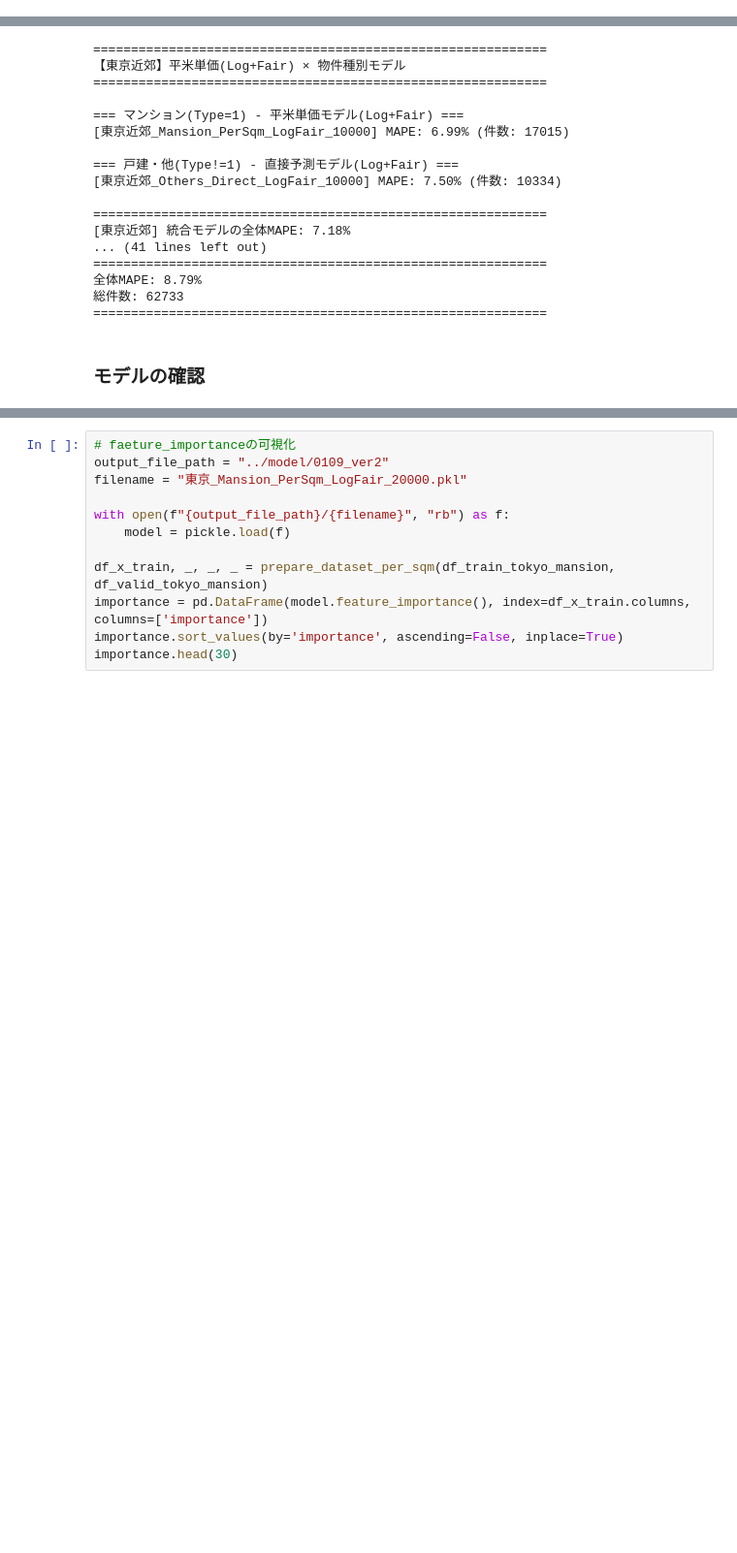
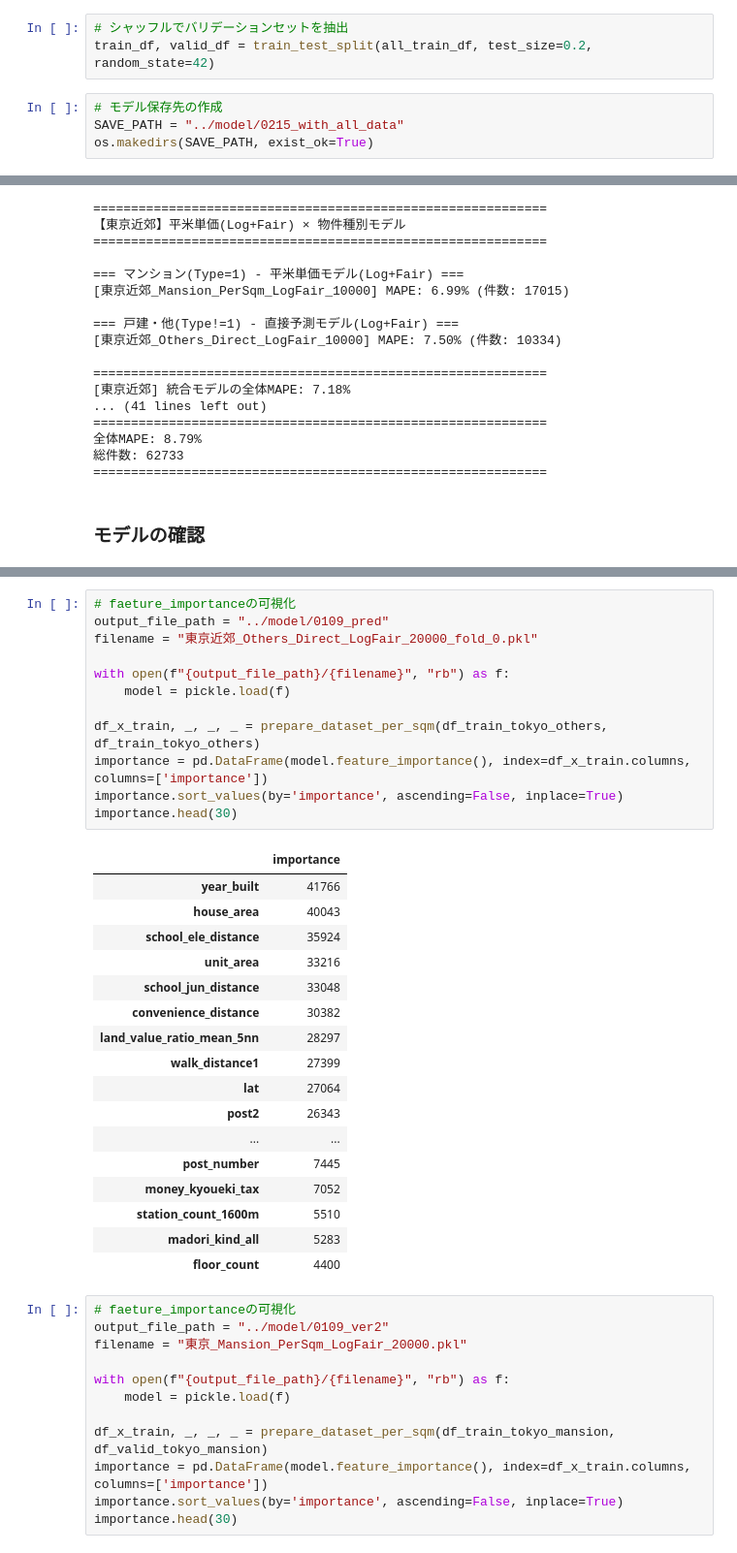
Before and after one commit to ak0592/signate, a Jupyter notebook: notebooks/train.ipynb, the cells around one changed output, grey strips where cells are left out. Shown at 97% size. Cells and saved outputs as stored; diff of their text form; blank space fills up the shorter version.

```diff
--- a/notebooks/train.ipynb
+++ b/notebooks/train.ipynb
@@ -388,0 +874,7 @@ Training until validation scores don't improve for 500 rounds
+# %%
+# シャッフルでバリデーションセットを抽出
+train_df, valid_df = train_test_split(all_train_df, test_size=0.2, random_state=42)
+# %%
+# モデル保存先の作成
+SAVE_PATH = "../model/0215_with_all_data"
+os.makedirs(SAVE_PATH, exist_ok=True)
@@ -878,3 +1603,33 @@ importance.head(30)
+# %%
+# faeture_importanceの可視化
+output_file_path = "../model/0109_pred"
+filename = "東京近郊_Others_Direct_LogFair_20000_fold_0.pkl"
+
+with open(f"{output_file_path}/{filename}", "rb") as f:
+    model = pickle.load(f)
+
+df_x_train, _, _, _ = prepare_dataset_per_sqm(df_train_tokyo_others, df_train_tokyo_others)
+importance = pd.DataFrame(model.feature_importance(), index=df_x_train.columns, columns=['importance'])
+importance.sort_values(by='importance', ascending=False, inplace=True)
+importance.head(30)
+# %% [output]
+|  | importance |
+| year_built | 41766 |
+| house_area | 40043 |
+| school_ele_distance | 35924 |
+| unit_area | 33216 |
+| school_jun_distance | 33048 |
+| convenience_distance | 30382 |
+| land_value_ratio_mean_5nn | 28297 |
+| walk_distance1 | 27399 |
+| lat | 27064 |
+| post2 | 26343 |
+| ... | ... |
+| post_number | 7445 |
+| money_kyoueki_tax | 7052 |
+| station_count_1600m | 5510 |
+| madori_kind_all | 5283 |
+| floor_count | 4400 |
 # %%
 # faeture_importanceの可視化
 output_file_path = "../model/0109_ver2"
```
Also changed, not shown: parts of 31 cells of this notebook, 3 other files.
